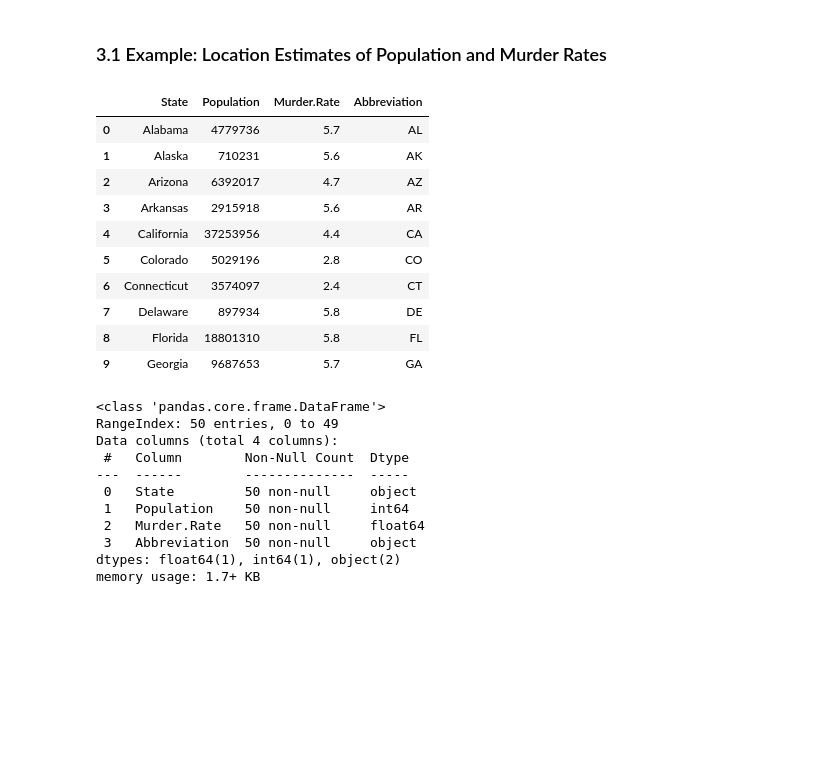
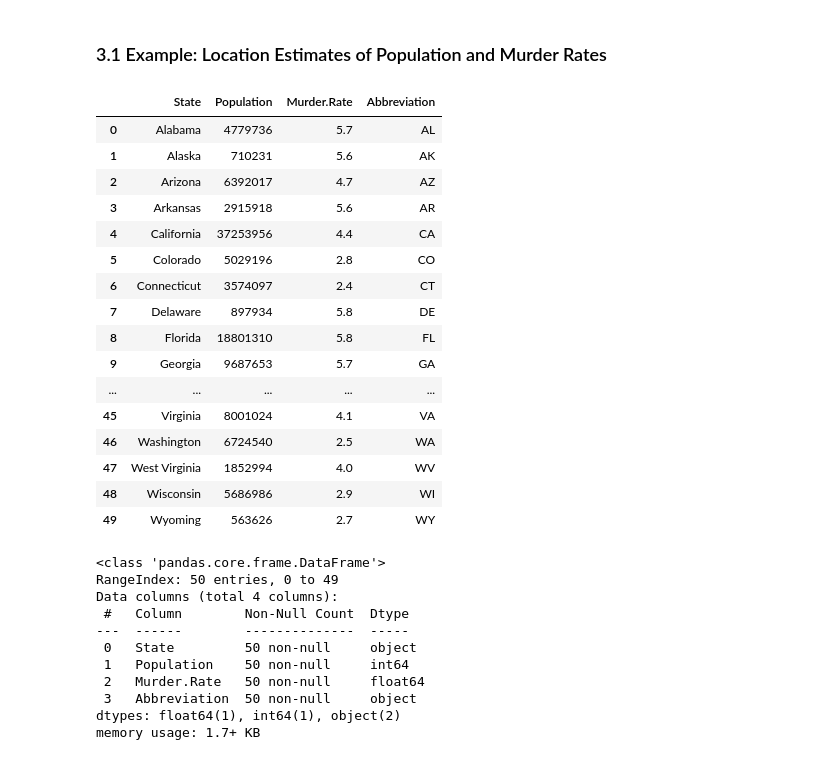
Before and after one commit to haleyrhiann4/3844f23-writing-digital-media, a Jupyter notebook: book/03-Pandas-Data-Analysis/05-Pandas-EDA-Overview-Practical-Stats.ipynb, the cells around one changed output. Saved outputs shown, nothing was run; the diff lists cells and outputs as text; code cells hidden in the pictures; blank space fills up the shorter version.

```diff
--- a/book/03-Pandas-Data-Analysis/05-Pandas-EDA-Overview-Practical-Stats.ipynb
+++ b/book/03-Pandas-Data-Analysis/05-Pandas-EDA-Overview-Practical-Stats.ipynb
@@ -87,19 +84,25 @@ STATE_CSV = data_path+'state.csv'
 # %%
 # Table 1-2
 df_state = pd.read_csv(STATE_CSV)
-df_state.head(10)
+df_state.head(100)
 # %% [output]
 |  | State | Population | Murder.Rate | Abbreviation |
 | 0 | Alabama | 4779736 | 5.7 | AL |
 | 1 | Alaska | 710231 | 5.6 | AK |
 | 2 | Arizona | 6392017 | 4.7 | AZ |
 | 3 | Arkansas | 2915918 | 5.6 | AR |
 | 4 | California | 37253956 | 4.4 | CA |
 | 5 | Colorado | 5029196 | 2.8 | CO |
 | 6 | Connecticut | 3574097 | 2.4 | CT |
 | 7 | Delaware | 897934 | 5.8 | DE |
 | 8 | Florida | 18801310 | 5.8 | FL |
 | 9 | Georgia | 9687653 | 5.7 | GA |
+| ... | ... | ... | ... | ... |
+| 45 | Virginia | 8001024 | 4.1 | VA |
+| 46 | Washington | 6724540 | 2.5 | WA |
+| 47 | West Virginia | 1852994 | 4.0 | WV |
+| 48 | Wisconsin | 5686986 | 2.9 | WI |
+| 49 | Wyoming | 563626 | 2.7 | WY |
 # %%
 df_state.info()
 # %% [output]
```
Also changed, not shown: parts of 13 cells of this notebook.
